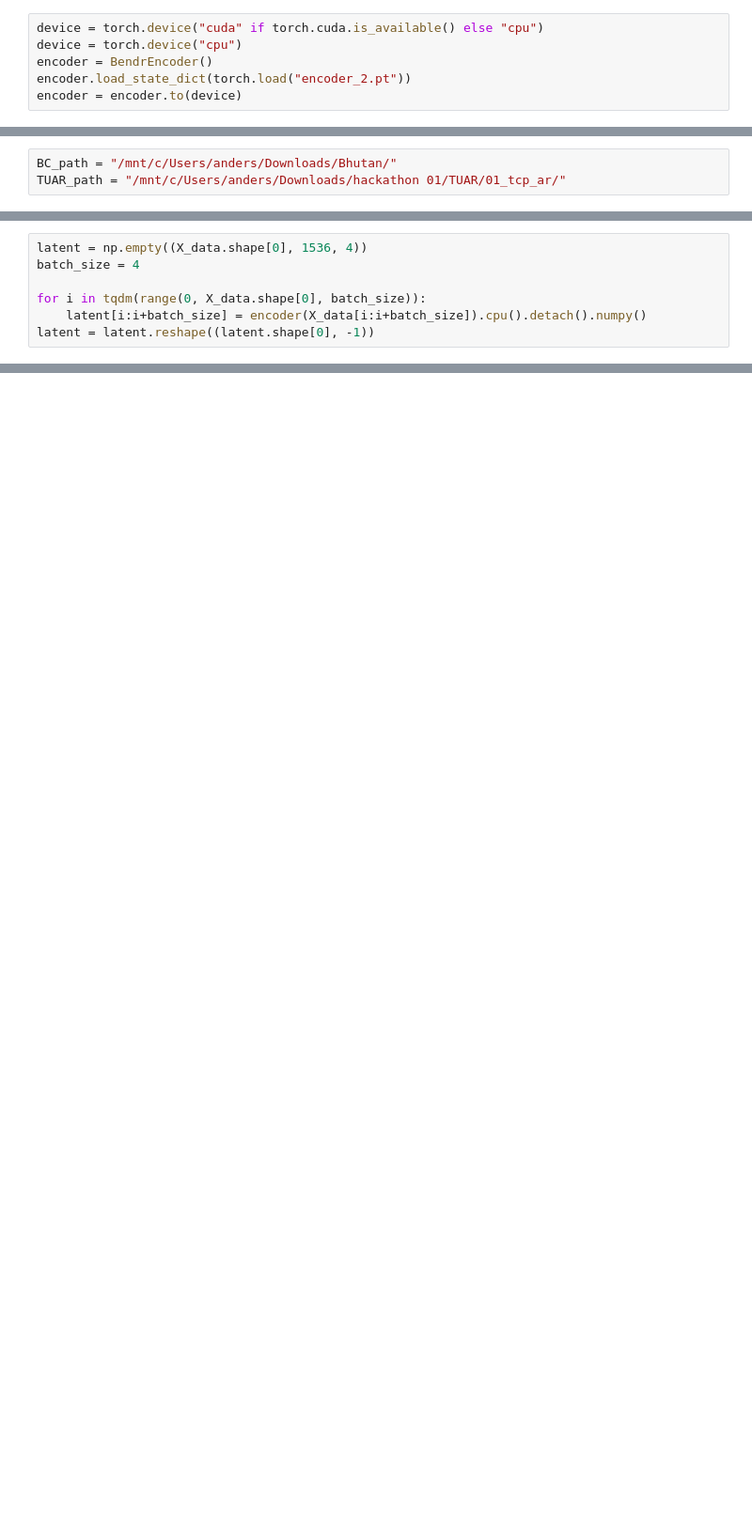
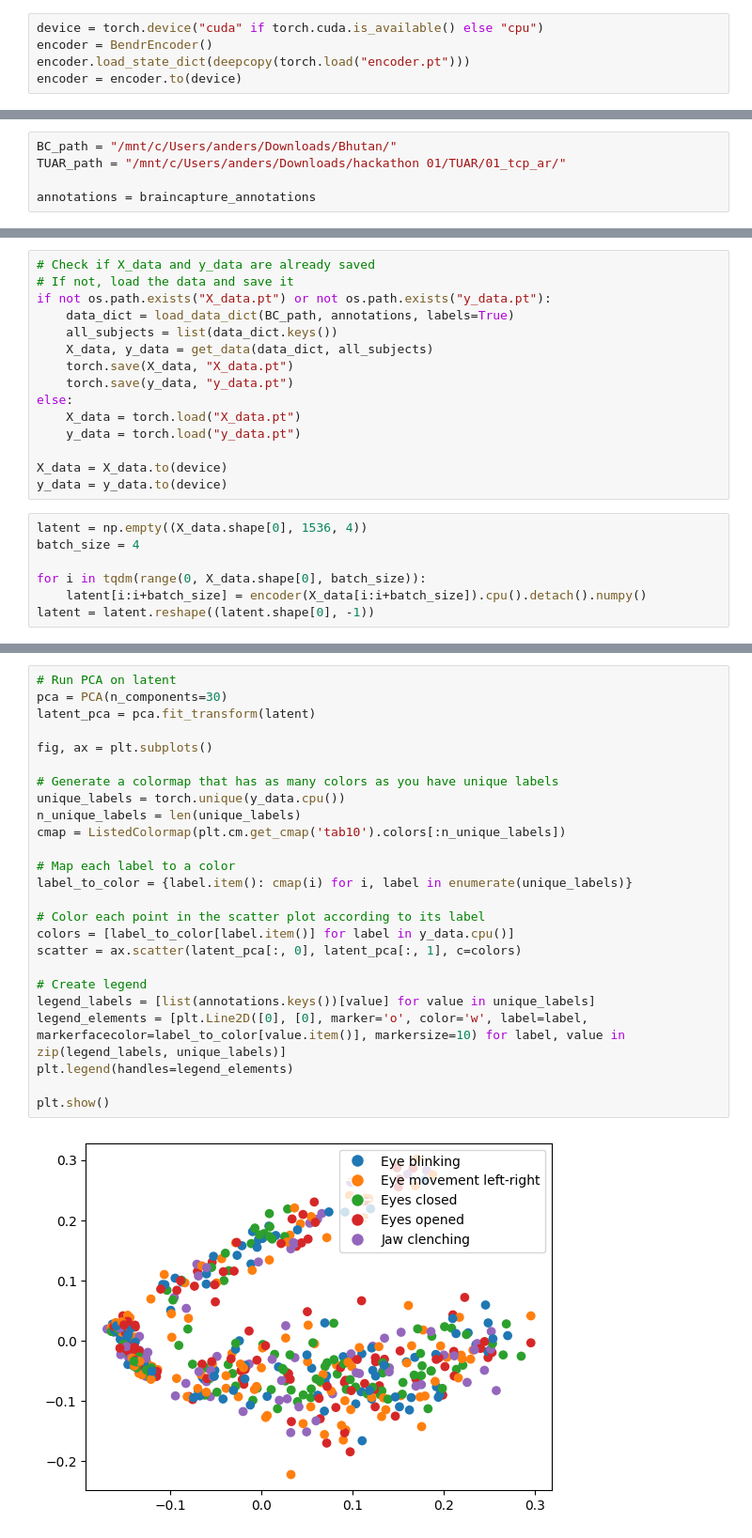
Before and after one commit to gjoelbye/GoogleBrainCaptureHackathon, a Jupyter notebook: model_test.ipynb, the cells around one changed output, grey strips where cells are left out. Shown at 94% size. Cells and saved outputs as stored; diff of their text form; blank space fills up the shorter version.

```diff
--- a/model_test.ipynb
+++ b/model_test.ipynb
@@ -15,7 +17,6 @@ from torch import nn
 from model.model import Flatten
 # %%
 device = torch.device("cuda" if torch.cuda.is_available() else "cpu")
-device = torch.device("cpu")
 encoder = BendrEncoder()
-encoder.load_state_dict(torch.load("encoder_2.pt"))
+encoder.load_state_dict(deepcopy(torch.load("encoder.pt")))
 encoder = encoder.to(device)
@@ -35,3 +23,5 @@ encoder = encoder.to(device)
 # %%
 BC_path = "/mnt/c/Users/anders/Downloads/Bhutan/"
 TUAR_path = "/mnt/c/Users/anders/Downloads/hackathon 01/TUAR/01_tcp_ar/"
+
+annotations = braincapture_annotations
@@ -50,3 +28,18 @@ y_BC = torch.Tensor(y_BC)
+# %%
+# Check if X_data and y_data are already saved
+# If not, load the data and save it
+if not os.path.exists("X_data.pt") or not os.path.exists("y_data.pt"):
+    data_dict = load_data_dict(BC_path, annotations, labels=True)
+    all_subjects = list(data_dict.keys())
+    X_data, y_data = get_data(data_dict, all_subjects)
+    torch.save(X_data, "X_data.pt")
+    torch.save(y_data, "y_data.pt")
+else:
+    X_data = torch.load("X_data.pt")
+    y_data = torch.load("y_data.pt")
+
+X_data = X_data.to(device)
+y_data = y_data.to(device)
 # %%
 latent = np.empty((X_data.shape[0], 1536, 4))
 batch_size = 4
@@ -79 +50,28 @@ array([0, 1, 2, 3, 4, 5])
+# %%
+# Run PCA on latent
+pca = PCA(n_components=30)
+latent_pca = pca.fit_transform(latent)
+
+fig, ax = plt.subplots()
+
+# Generate a colormap that has as many colors as you have unique labels
+unique_labels = torch.unique(y_data.cpu())
+n_unique_labels = len(unique_labels)
+cmap = ListedColormap(plt.cm.get_cmap('tab10').colors[:n_unique_labels])
+
+# Map each label to a color
+label_to_color = {label.item(): cmap(i) for i, label in enumerate(unique_labels)}
+
+# Color each point in the scatter plot according to its label
+colors = [label_to_color[label.item()] for label in y_data.cpu()]
+scatter = ax.scatter(latent_pca[:, 0], latent_pca[:, 1], c=colors)
+
+# Create legend
+legend_labels = [list(annotations.keys())[value] for value in unique_labels]
+legend_elements = [plt.Line2D([0], [0], marker='o', color='w', label=label, markerfacecolor=label_to_color[value.item()], markersize=10) for label, value in zip(legend_labels, unique_labels)]
+plt.legend(handles=legend_elements)
+
+plt.show()
+# %% [output]
+[figure, added]
 # %%
```
Also changed, not shown: parts of 11 cells of this notebook, 1 other file.
